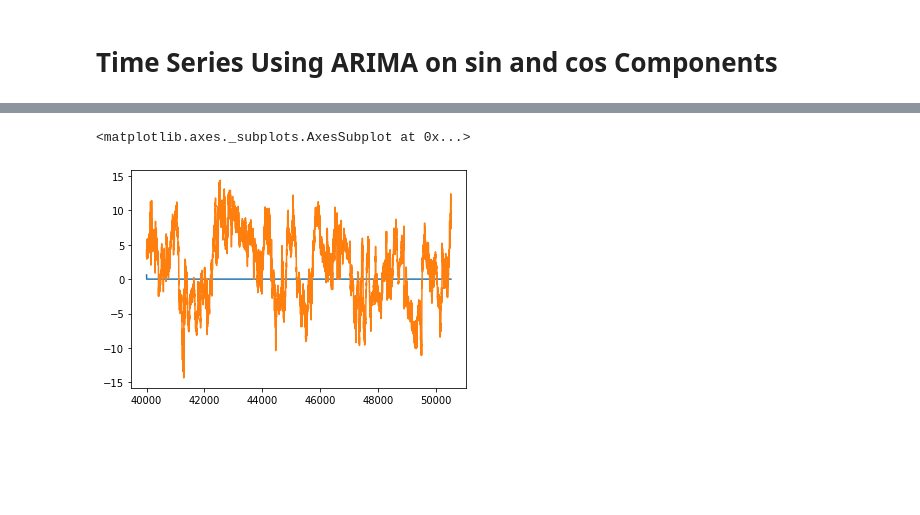
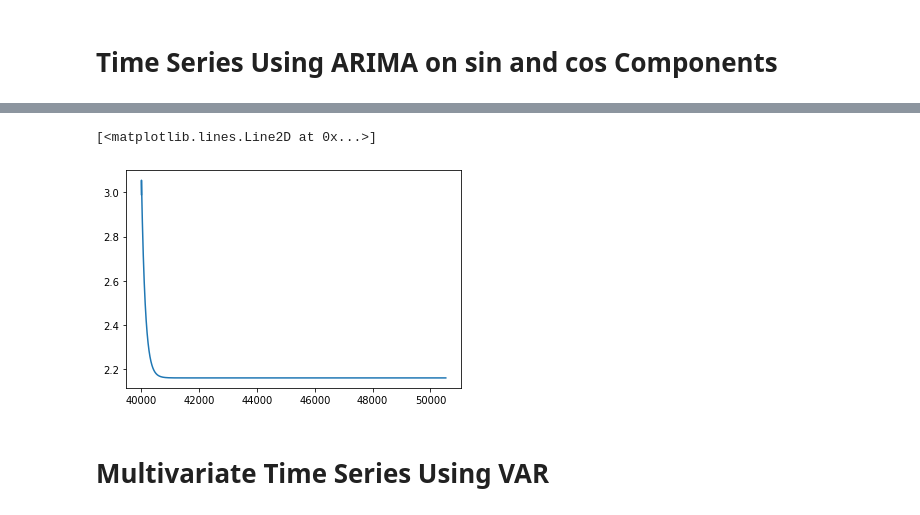
Before and after one commit to m607stars/GoGreen-with-ML, a Jupyter notebook: IBM_Hackathon.ipynb, the cells around one changed output, grey strips where cells are left out. Drawn from its saved outputs; the diff is of its cells as text; code cells hidden in the pictures; blank space fills up the shorter version.

```diff
--- a/IBM_Hackathon.ipynb
+++ b/IBM_Hackathon.ipynb
@@ -399,2 +448,6 @@ Also adding the regressor has proved very useful in the correct analysis of tren
 # %% [markdown]
 # **Time Series Using ARIMA on sin and cos Components**
+# %%
+arima_data = pd.DataFrame({'dt':df['Date/Time'][:40000],'sc':df['Sin Component'][:40000]})
+print(arima_data)
+print(arima_data.dtypes)
@@ -401,3 +495,4 @@ Also adding the regressor has proved very useful in the correct analysis of tren
 # %%
-model = ARIMA(df['Sin Component'][:40000],order = (0,2,1))
+model = ARIMA(arima_data['sc'],order=(3,0,1))
 result = model.fit()
+result.summary()
@@ -404,8 +520,11 @@ result = model.fit()
 # %%
 prediction = result.predict(40000,50529,df['Sin Component'])
+# prediction = result.forecast()
+plt.plot(prediction)
 
-prediction.plot()
-df['Sin Component'][40000:].plot()
+# plt.plot(df.index[40000:],df['Sin Component'][40000:],color='orange')
 # %% [output]
-<matplotlib.axes._subplots.AxesSubplot at 0x...>
+[<matplotlib.lines.Line2D at 0x...>]
-[figure, old version]
+[figure, new version]
+# %% [markdown]
+# **Multivariate Time Series Using VAR**
```
Also changed, not shown: parts of 20 cells of this notebook.
